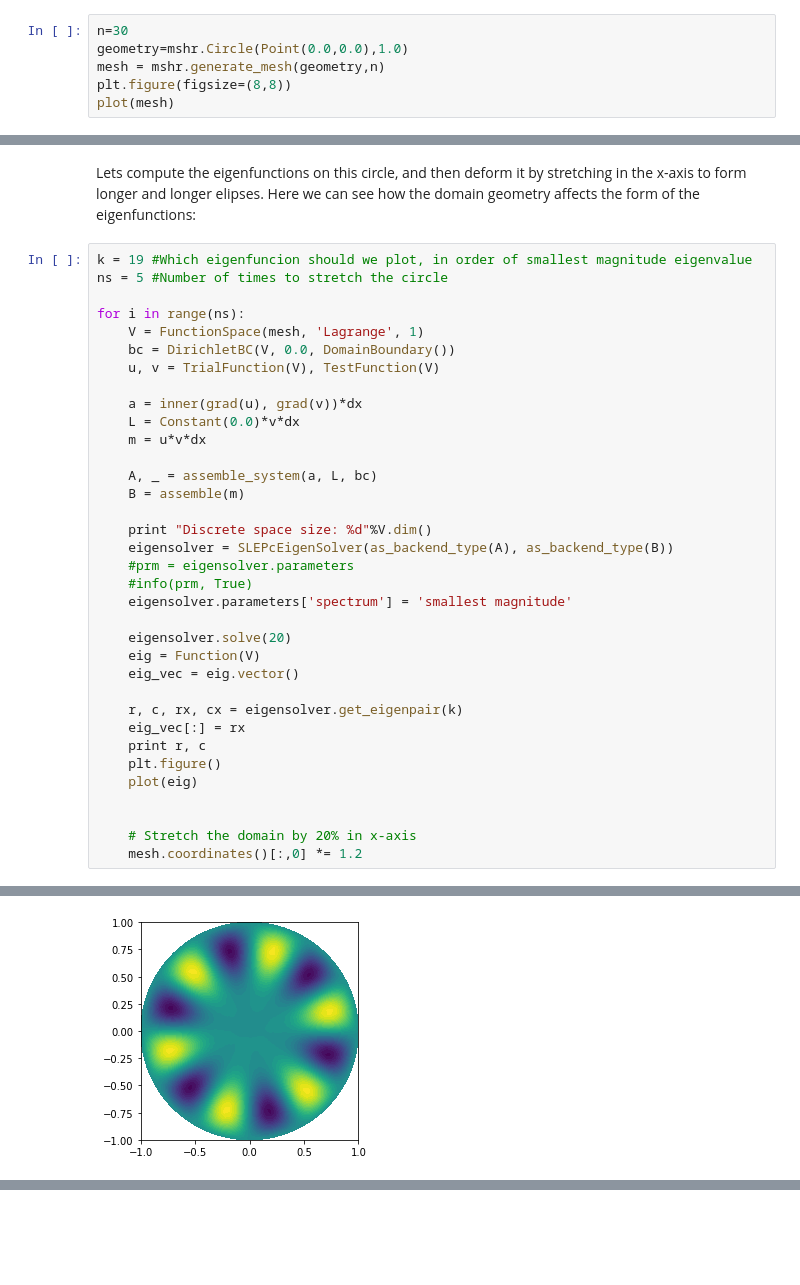
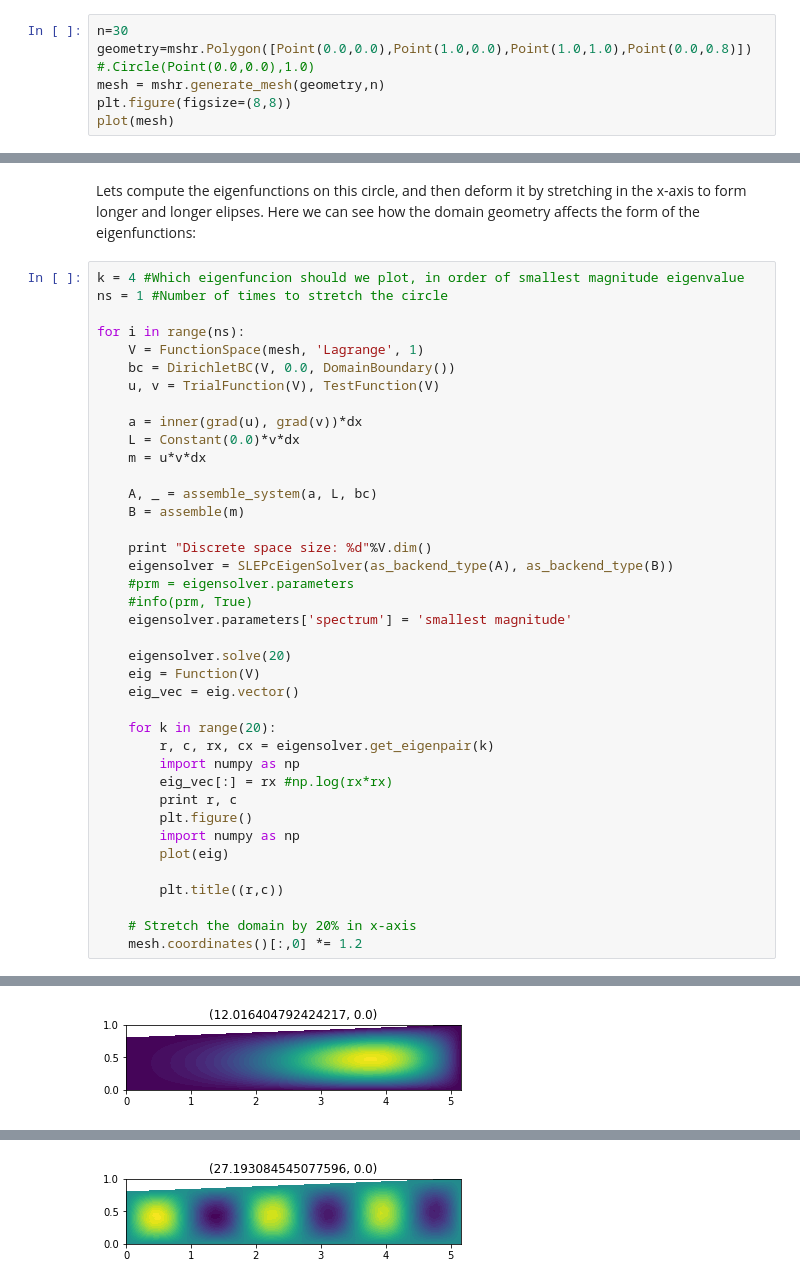
Before and after one commit to RudgeLab/MorphoOrganismos, a Jupyter notebook: python/Fenics testing.ipynb, the cells around one changed output, grey strips where cells are left out. Cells and saved outputs as stored; diff of their text form; blank space fills up the shorter version.

```diff
--- a/python/Fenics testing.ipynb
+++ b/python/Fenics testing.ipynb
@@ -8,7 +8,8 @@ import matplotlib.pyplot as plt
 First create a simple FEM mesh of a circle:
 # %%
 n=30
-geometry=mshr.Circle(Point(0.0,0.0),1.0)
+geometry=mshr.Polygon([Point(0.0,0.0),Point(1.0,0.0),Point(1.0,1.0),Point(0.0,0.8)])
+#.Circle(Point(0.0,0.0),1.0)
 mesh = mshr.generate_mesh(geometry,n)
 plt.figure(figsize=(8,8))
 plot(mesh)
@@ -19,8 +20,8 @@ plot(mesh)
 # %% [markdown]
 Lets compute the eigenfunctions on this circle, and then deform it by stretching in the x-axis to form longer and longer elipses. Here we can see how the domain geometry affects the form of the eigenfunctions:
 # %%
-k = 19 #Which eigenfuncion should we plot, in order of smallest magnitude eigenvalue
-ns = 5 #Number of times to stretch the circle
+k = 4 #Which eigenfuncion should we plot, in order of smallest magnitude eigenvalue
+ns = 1 #Number of times to stretch the circle
 
 for i in range(ns):
     V = FunctionSpace(mesh, 'Lagrange', 1)
@@ -44,12 +45,16 @@ for i in range(ns):
     eig = Function(V)
     eig_vec = eig.vector()
 
-    r, c, rx, cx = eigensolver.get_eigenpair(k)
-    eig_vec[:] = rx
-    print r, c
-    plt.figure()
-    plot(eig)
+    for k in range(20):
+        r, c, rx, cx = eigensolver.get_eigenpair(k)
+        import numpy as np
+        eig_vec[:] = rx #np.log(rx*rx)
+        print r, c
+        plt.figure()
+        import numpy as np
+        plot(eig)
 
+        plt.title((r,c))
 
     # Stretch the domain by 20% in x-axis
     mesh.coordinates()[:,0] *= 1.2
@@ -67 +79 @@ Discrete space size: 1862
-[figure, old version]
+[figure, new version]
@@ -71,0 +84 @@ Discrete space size: 1862
+[figure, added]
```
Also changed, not shown: parts of 3 cells of this notebook.
